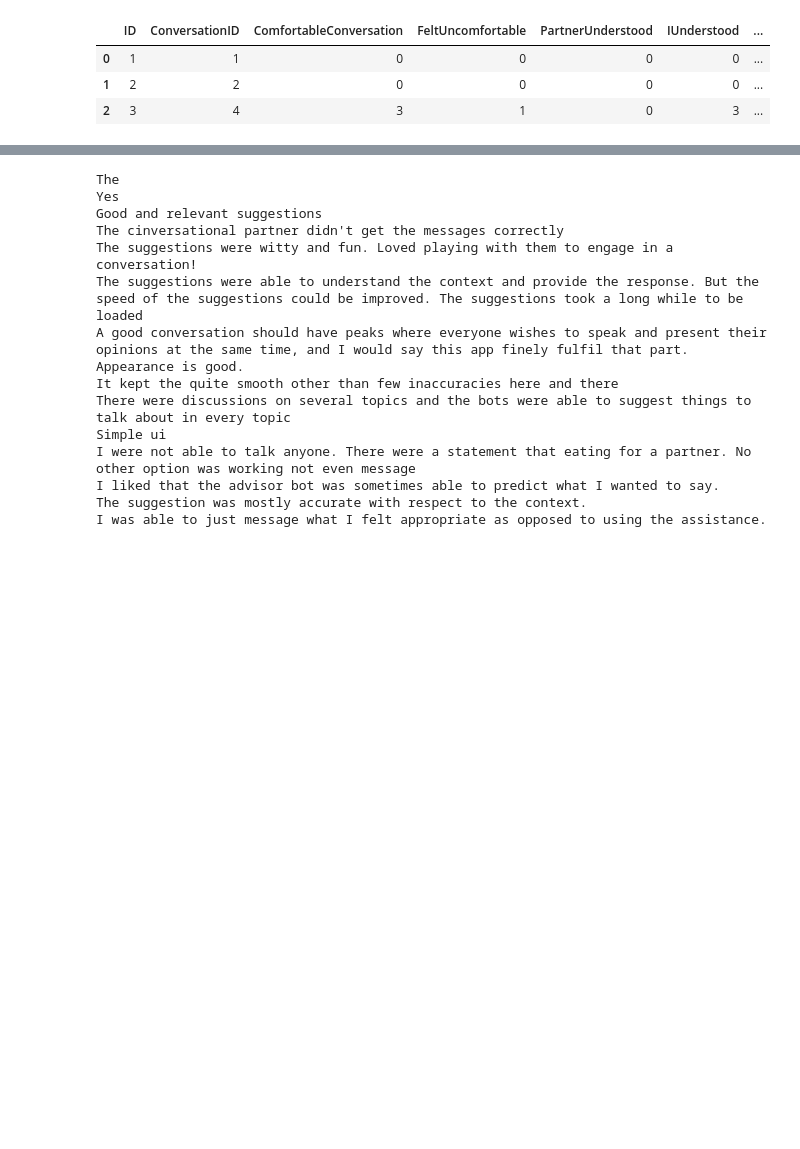
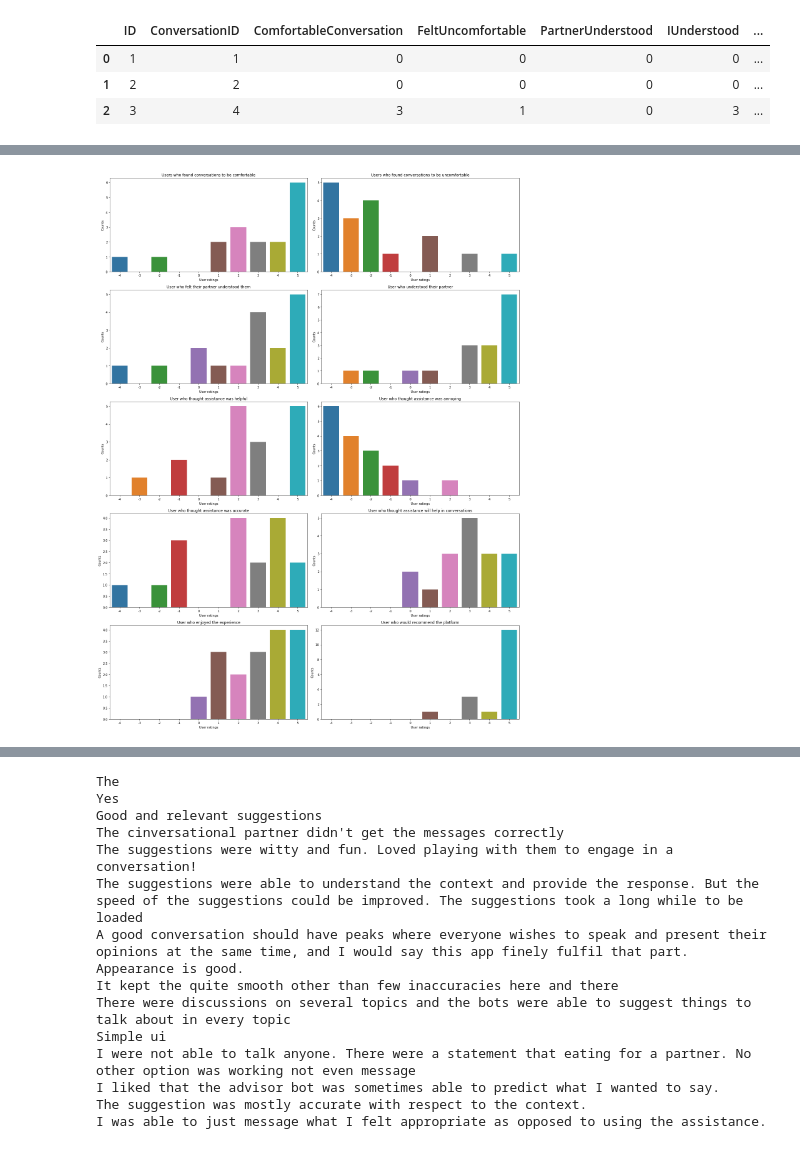
Before and after one commit to Tejas-Nanaware/Towards-Assisting-Human-Human-Conversations, a Jupyter notebook: src/Analysis/Data Analysis.ipynb, the cells around one changed output, grey strips where cells are left out. Saved outputs shown, nothing was run; the diff lists cells and outputs as text; code cells hidden in the pictures; blank space fills up the shorter version.

```diff
--- a/src/Analysis/Data Analysis.ipynb
+++ b/src/Analysis/Data Analysis.ipynb
@@ -97,3 +147,35 @@ df_questionnaires.head(3)
+# %%
+col_title = {
+    'ComfortableConversation': 'Users who found conversations to be comfortable',
+    'FeltUncomfortable': 'Users who found conversations to be uncomfortable',
+    'PartnerUnderstood': 'User who felt their partner understood them',
+    'IUnderstood': 'User who understood their partner',
+    'AssistanceHelpful': 'User who thought assistance was helpful',
+    'AssistanceAnnoying': 'User who thought assistance was annoying',
+    'AssistanceAccurate': 'User who thought assistance was accurate',
+    'AssistanceWillHelp': 'User who thought assistance will help in conversations',
+    'IEnjoyed': 'User who enjoyed the experience',
+    'IRecommend': 'User who would recommend the platform'
+}
+plt_rows = 5
+plt_cols = 2
+curr_plt_row = 0
+curr_plt_col = 0
+
+plot_size = (19,25)
+fig, ax = plt.subplots(5,2, figsize=plot_size)
+for col in col_title.keys():
+    counts = df_questionnaires_removed[col].value_counts().reindex([-4,-3,-2,-1,0,1,2,3,4,5], fill_value=0)
+    f = sns.barplot(x=counts.index, y=counts, ax=ax[curr_plt_row,curr_plt_col])
+    f.set(xlabel='User ratings', ylabel='Counts', title=col_title[col])
+    curr_plt_col += 1
+    if curr_plt_col == plt_cols:
+        curr_plt_col = 0
+        curr_plt_row += 1
+fig.tight_layout()
+fig.show()
+# %% [output]
+[figure, added]
 # %%
 plot_size = (35,45)
 fig, ax = plt.subplots(5,2, figsize=plot_size)
```
Also changed, not shown: parts of 24 cells of this notebook, 1 other file.
